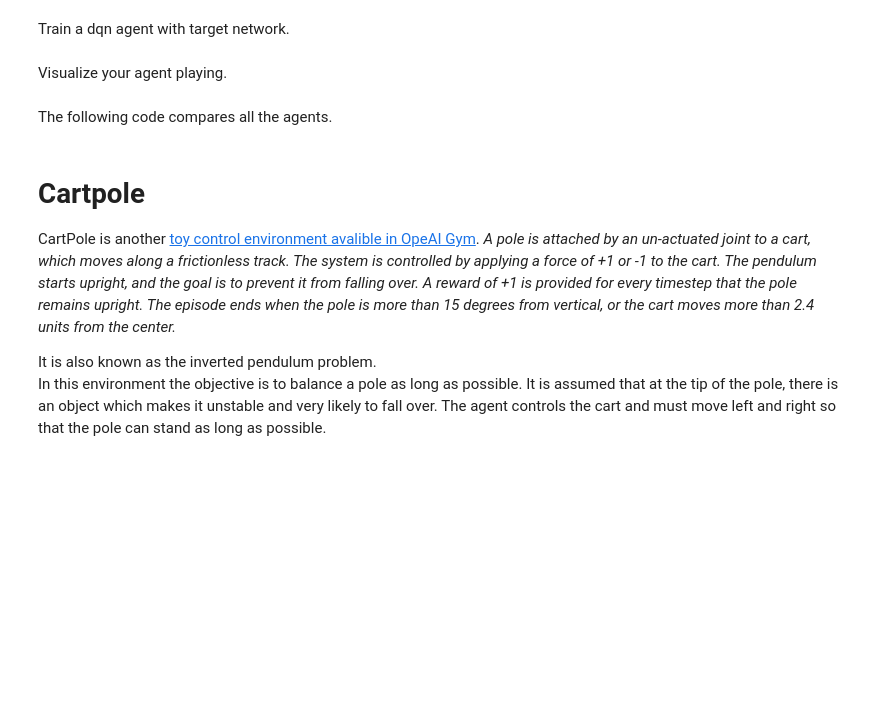
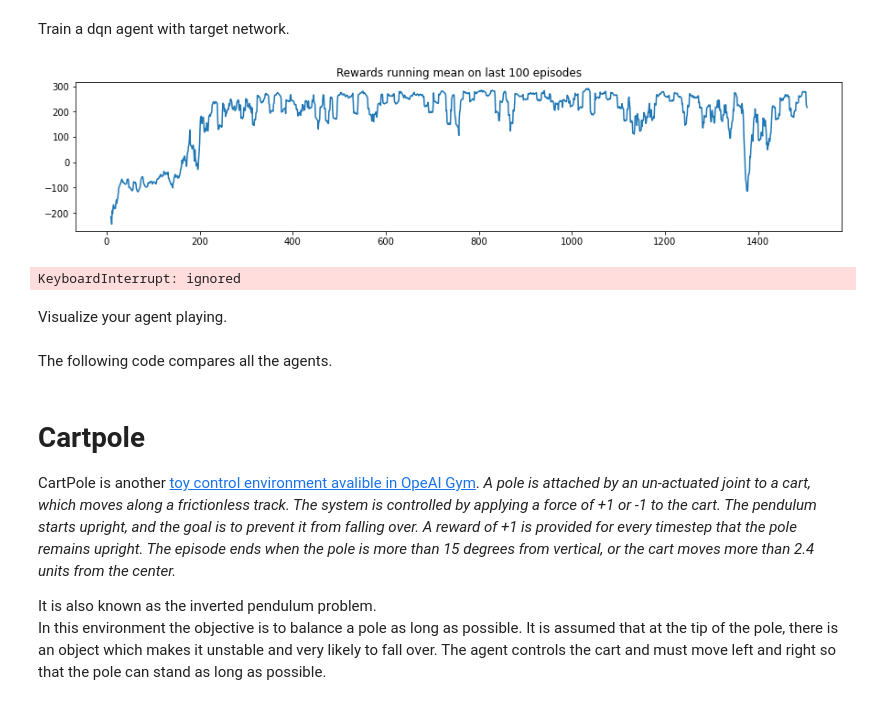
Before and after one commit to SebastienGrand98/Reinforcement-Learning, a Jupyter notebook: code/reinforcement_learning/INSA_DQN.ipynb, the cells around one changed output. Cells and saved outputs as stored; diff of their text form; code cells hidden in the pictures; blank space fills up the shorter version.

```diff
--- a/code/reinforcement_learning/INSA_DQN.ipynb
+++ b/code/reinforcement_learning/INSA_DQN.ipynb
@@ -330,7 +332,10 @@ class DQNTargetAgent(DQNAgent):
 Train a dqn agent with target network.
 # %%
 dqn_target_agent = DQNTargetAgent(env)
-dqn_target_agent.train(max_steps=1000000)
+dqn_target_agent.train(max_steps=100000)
+# %% [output]
+[figure, added]
+KeyboardInterrupt: ignored
 # %% [markdown]
 Visualize your agent playing.
 # %%
```
Also changed, not shown: parts of 3 cells of this notebook.
